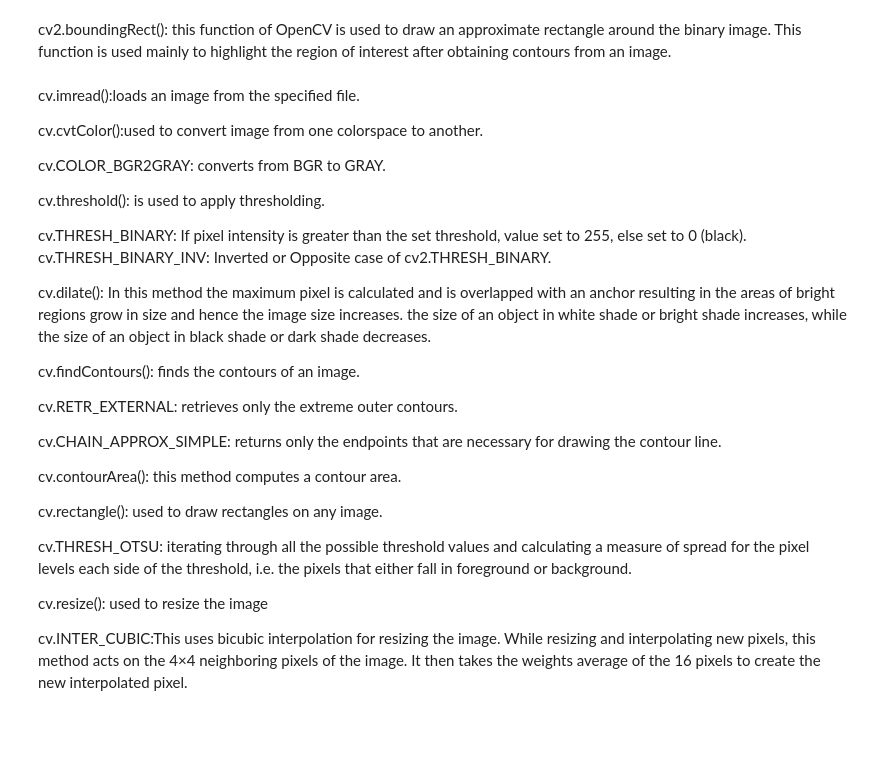
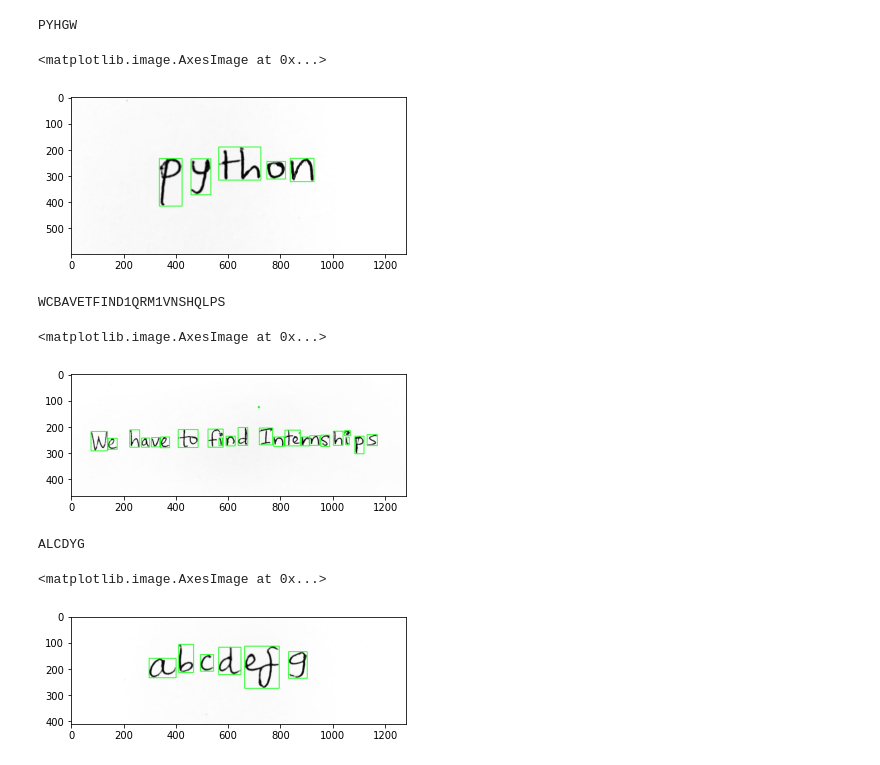
Before and after one commit to Germano06/dm_projrect, a Jupyter notebook: pynotebook/OHTR.ipynb, the cells around one changed output. Saved outputs shown, nothing was run; the diff lists cells and outputs as text; code cells hidden in the pictures; blank space fills up the shorter version.

Commit message:
pynb and more test images

```diff
--- a/pynotebook/OHTR.ipynb
+++ b/pynotebook/OHTR.ipynb
@@ -17,8 +22,6 @@ def sort_contours(cnts, method="left-to-right"):
                                         key=lambda b: b[1][i], reverse=reverse))
     # return the list of sorted contours and bounding boxes
     return (cnts, boundingBoxes)
-# %% [markdown]
-cv2.boundingRect(): this function of OpenCV is used to draw an approximate rectangle around the binary image. This function is used mainly to highlight the region of interest after obtaining contours from an image.
 # %%
 def get_letters(img):
     letters = []
@@ -50,36 +53,34 @@ def get_letters(img):
     return letters, image
 
 #plt.imshow(image)
-# %% [markdown]
-cv.imread():loads an image from the specified file.
-
-cv.cvtColor():used to convert image from one colorspace to another.
-
-cv.COLOR_BGR2GRAY: converts from BGR to GRAY.
-
-cv.threshold(): is used to apply thresholding.
-
-cv.THRESH_BINARY: If pixel intensity is greater than the set threshold, value set to 255, else set to 0 (black).
-cv.THRESH_BINARY_INV: Inverted or Opposite case of cv2.THRESH_BINARY.
-
-cv.dilate(): In this method the maximum pixel is calculated and is overlapped with an anchor resulting in the areas of bright regions grow in size and hence the image size increases. the size of an object in white shade or bright shade increases, while the size of an object in black shade or dark shade decreases.
-
-cv.findContours(): finds the contours of an image.
-
-cv.RETR_EXTERNAL: retrieves only the extreme outer contours.
-
-cv.CHAIN_APPROX_SIMPLE: returns only the endpoints that are necessary for drawing the contour line.
-
-cv.contourArea(): this method computes a contour area.
-
-cv.rectangle(): used to draw rectangles on any image.
-
-cv.THRESH_OTSU:  iterating through all the possible threshold values and calculating a measure of spread for the pixel levels each side of the threshold, i.e. the pixels that either fall in foreground or background.
-
-cv.resize(): used to resize the image
-
-cv.INTER_CUBIC:This uses bicubic interpolation for resizing the image. While resizing and interpolating new pixels, this method acts on the 4×4 neighboring pixels of the image. It then takes the weights average of the 16 pixels to create the new interpolated pixel.
 # %%
 def get_word(letter):
     word = "".join(letter)
     return word
+# %%
+letter, image = get_letters("../images/pynb/text_01.jpeg")
+word = get_word(letter)
+print(word)
+plt.imshow(image)
+# %% [output]
+PYHGW
+<matplotlib.image.AxesImage at 0x...>
+[figure, added]
+# %%
+letter, image = get_letters("../images/pynb/text_02.jpeg")
+word = get_word(letter)
+print(word)
+plt.imshow(image)
+# %% [output]
+WCBAVETFIND1QRM1VNSHQLPS
+<matplotlib.image.AxesImage at 0x...>
+[figure, added]
+# %%
+letter, image = get_letters("../images/pynb/text_03.jpeg")
+word = get_word(letter)
+print(word)
+plt.imshow(image)
+# %% [output]
+ALCDYG
+<matplotlib.image.AxesImage at 0x...>
+[figure, added]
```
Also changed, not shown: parts of 5 cells of this notebook, 12 other files.
